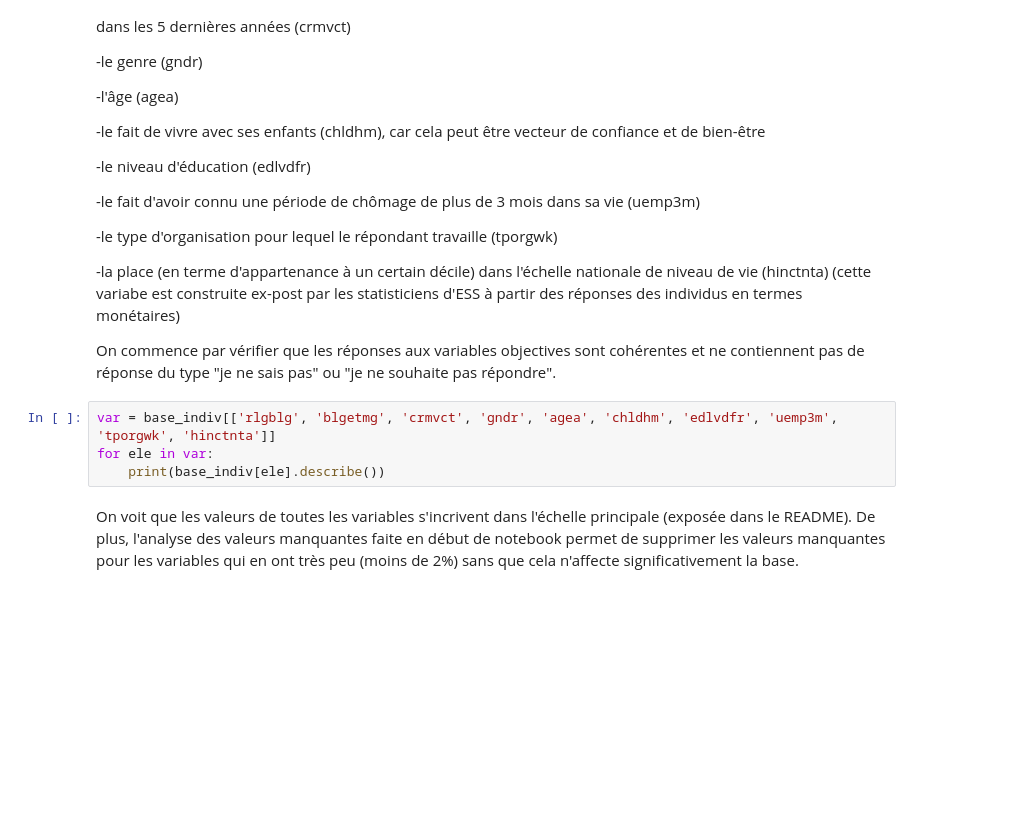
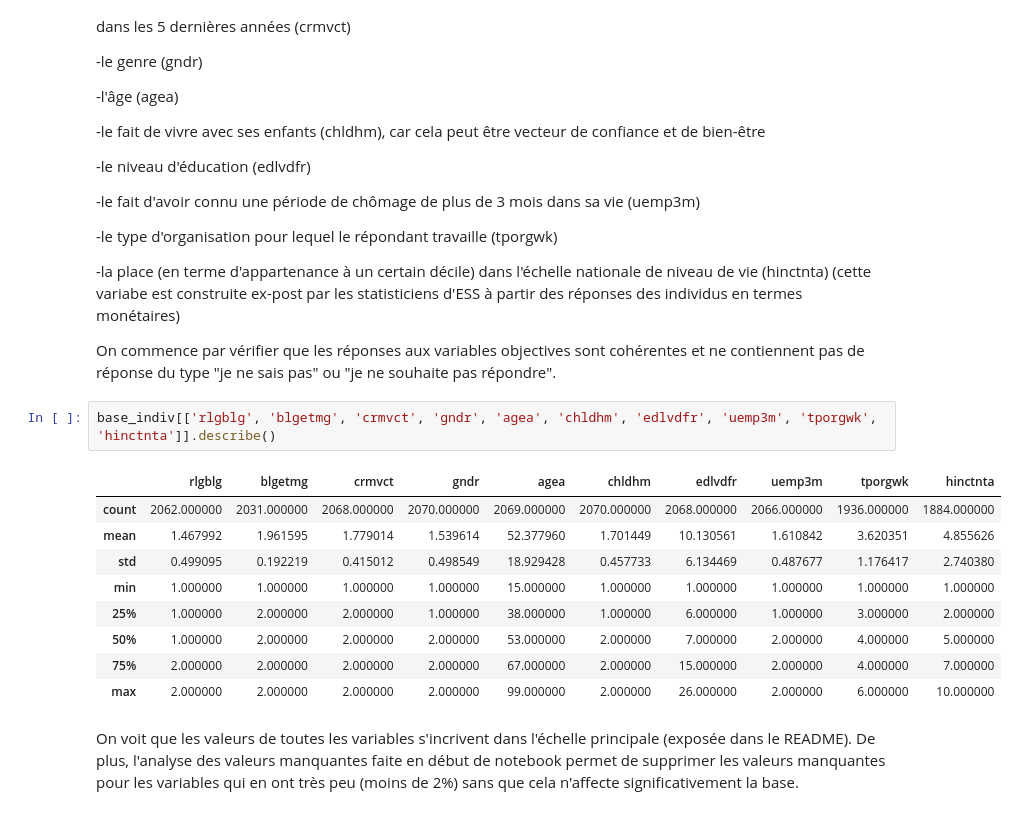
Before and after one commit to mchabaud/collab1, a Jupyter notebook: Rendu final.ipynb, the cells around one changed output. Cells and saved outputs as stored; diff of their text form; blank space fills up the shorter version.

```diff
--- a/Rendu final.ipynb
+++ b/Rendu final.ipynb
@@ -428,9 +774,17 @@ On sélectionne un sous-échantillon de 10 variables objectives, à la fois cult
 
 On commence par vérifier que les réponses aux variables objectives sont cohérentes et ne contiennent pas de réponse du type "je ne sais pas" ou "je ne souhaite pas répondre".
 # %%
-var = base_indiv[['rlgblg', 'blgetmg', 'crmvct', 'gndr', 'agea', 'chldhm', 'edlvdfr', 'uemp3m', 'tporgwk', 'hinctnta']]
-for ele in var:
-    print(base_indiv[ele].describe())
+base_indiv[['rlgblg', 'blgetmg', 'crmvct', 'gndr', 'agea', 'chldhm', 'edlvdfr', 'uemp3m', 'tporgwk', 'hinctnta']].describe()
+# %% [output]
+|  | rlgblg | blgetmg | crmvct | gndr | agea | chldhm | edlvdfr | uemp3m | tporgwk | hinctnta |
+| count | 2062.000000 | 2031.000000 | 2068.000000 | 2070.000000 | 2069.000000 | 2070.000000 | 2068.000000 | 2066.000000 | 1936.000000 | 1884.000000 |
+| mean | 1.467992 | 1.961595 | 1.779014 | 1.539614 | 52.377960 | 1.701449 | 10.130561 | 1.610842 | 3.620351 | 4.855626 |
+| std | 0.499095 | 0.192219 | 0.415012 | 0.498549 | 18.929428 | 0.457733 | 6.134469 | 0.487677 | 1.176417 | 2.740380 |
+| min | 1.000000 | 1.000000 | 1.000000 | 1.000000 | 15.000000 | 1.000000 | 1.000000 | 1.000000 | 1.000000 | 1.000000 |
+| 25% | 1.000000 | 2.000000 | 2.000000 | 1.000000 | 38.000000 | 1.000000 | 6.000000 | 1.000000 | 3.000000 | 2.000000 |
+| 50% | 1.000000 | 2.000000 | 2.000000 | 2.000000 | 53.000000 | 2.000000 | 7.000000 | 2.000000 | 4.000000 | 5.000000 |
+| 75% | 2.000000 | 2.000000 | 2.000000 | 2.000000 | 67.000000 | 2.000000 | 15.000000 | 2.000000 | 4.000000 | 7.000000 |
+| max | 2.000000 | 2.000000 | 2.000000 | 2.000000 | 99.000000 | 2.000000 | 26.000000 | 2.000000 | 6.000000 | 10.000000 |
 # %% [markdown]
 On voit que les valeurs de toutes les variables s'incrivent dans l'échelle principale (exposée dans le README). De plus, l'analyse des valeurs manquantes faite en début de notebook permet de supprimer les valeurs manquantes pour les variables qui en ont très peu (moins de 2%) sans que cela n'affecte significativement la base.
 # %%
```
Also changed, not shown: parts of 112 cells of this notebook.
